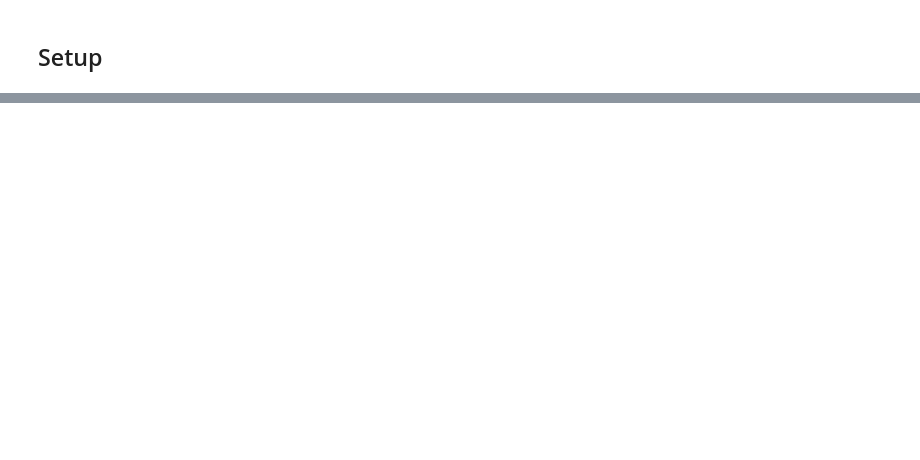
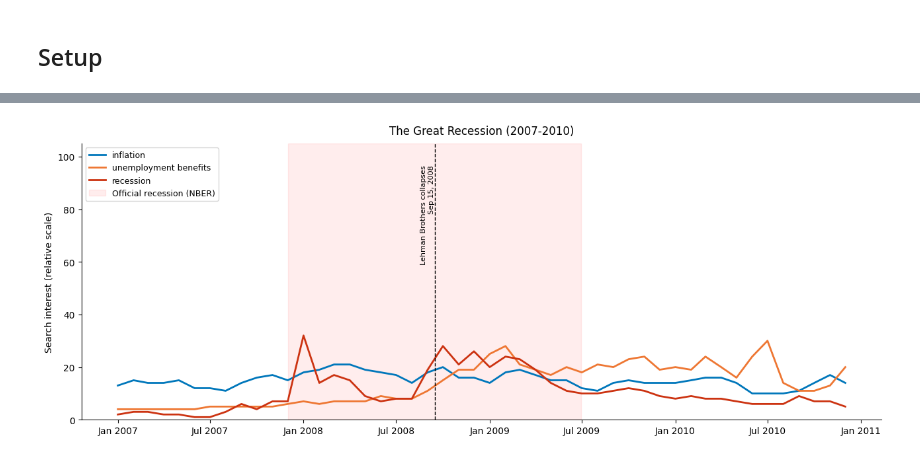
Before and after one commit to dpark2380/comm3180_S26_Blog, a Jupyter notebook: posts/blog_06_trends/DOW6_economic_anxiety.ipynb, the cells around one changed output, grey strips where cells are left out. Drawn from its saved outputs; the diff is of its cells as text; code cells hidden in the pictures; blank space fills up the shorter version.

```diff
--- a/posts/blog_06_trends/DOW6_economic_anxiety.ipynb
+++ b/posts/blog_06_trends/DOW6_economic_anxiety.ipynb
@@ -144,0 +129,27 @@ plt.show()
+# %%
+recession_2008 = df['2007-01-01':'2010-12-31']
+
+fig, ax = plt.subplots()
+
+for col in recession_2008.columns:
+    ax.plot(recession_2008.index, recession_2008[col],
+            label=labels[col], color=colors[col], linewidth=2)
+
+ax.axvline(pd.Timestamp('2008-09-15'), color='black', linestyle='--', linewidth=1)
+ax.text(pd.Timestamp('2008-09-15'), 97, 'Lehman Brothers collapses\nSep 15, 2008',
+        rotation=90, fontsize=8, va='top', ha='right')
+
+# Shade the official NBER recession period (Dec 2007 - Jun 2009)
+ax.axvspan(pd.Timestamp('2007-12-01'), pd.Timestamp('2009-06-30'),
+           alpha=0.07, color='red', label='Official recession (NBER)')
+
+ax.set_title('The Great Recession (2007-2010)', fontsize=12, pad=10)
+ax.set_ylabel('Search interest (relative scale)')
+ax.legend(loc='upper left', fontsize=9)
+ax.xaxis.set_major_formatter(mdates.DateFormatter('%b %Y'))
+ax.set_ylim(0, 105)
+
+plt.tight_layout()
+plt.show()
+# %% [output]
+[figure, added]
```
Also changed, not shown: parts of 25 cells of this notebook, 6 other files.
